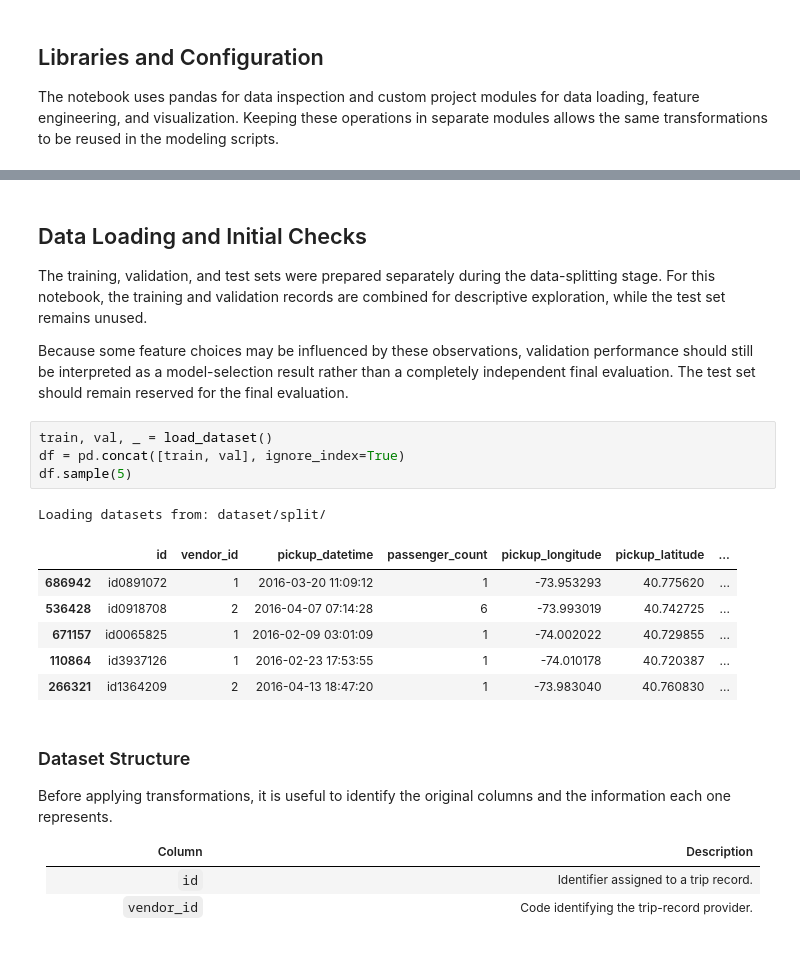
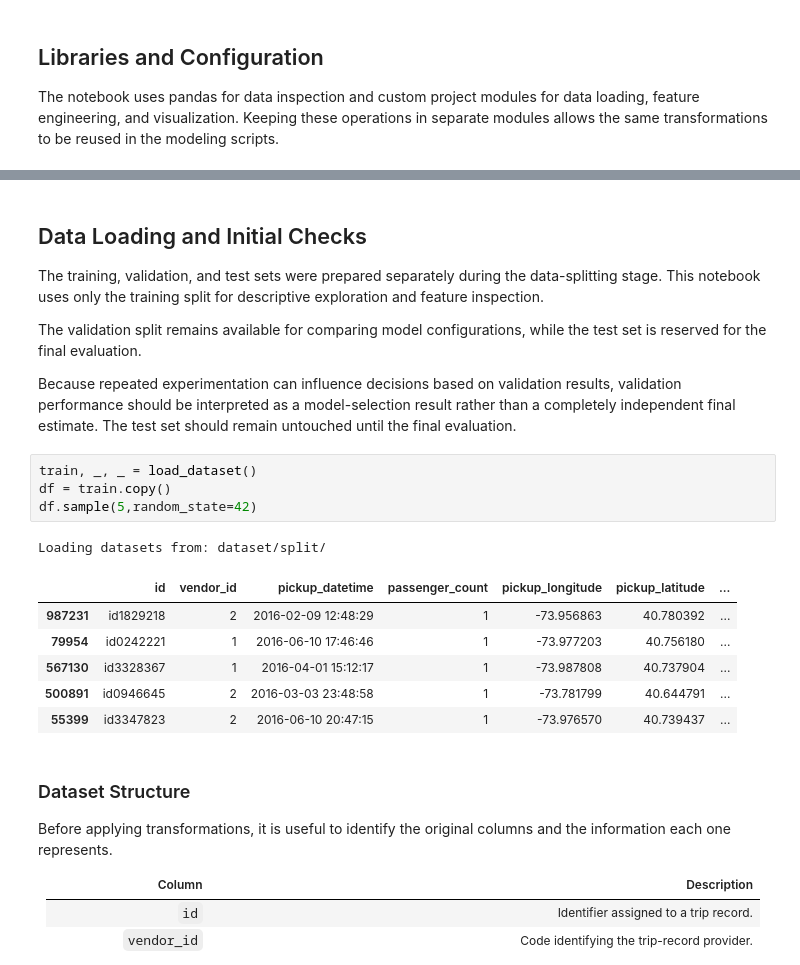
Before and after one commit to mohamedelsayed177/taxi-trip-duration, a Jupyter notebook: notebook/EDA.ipynb, the cells around one changed output, grey strips where cells are left out. Drawn from its saved outputs; the diff is of its cells as text.

Commit message:
Implement code changes to enhance functionality and improve performance

```diff
--- a/notebook/EDA.ipynb
+++ b/notebook/EDA.ipynb
@@ -52,21 +73,29 @@ from taxi_trip_duration.visualization.plotting import *
 # %% [markdown]
 ## Data Loading and Initial Checks
 
-The training, validation, and test sets were prepared separately during the data-splitting stage. For this notebook, the training and validation records are combined for descriptive exploration, while the test set remains unused.
+The training, validation, and test sets were prepared separately during
+the data-splitting stage. This notebook uses only the training split for
+descriptive exploration and feature inspection.
 
-Because some feature choices may be influenced by these observations, validation performance should still be interpreted as a model-selection result rather than a completely independent final evaluation. The test set should remain reserved for the final evaluation.
+The validation split remains available for comparing model configurations,
+while the test set is reserved for the final evaluation.
+
+Because repeated experimentation can influence decisions based on validation
+results, validation performance should be interpreted as a model-selection
+result rather than a completely independent final estimate. The test set
+should remain untouched until the final evaluation.
 # %%
-train, val, _ = load_dataset()
-df = pd.concat([train, val], ignore_index=True)
-df.sample(5)
+train, _, _ = load_dataset()
+df = train.copy()
+df.sample(5,random_state=42)
 # %% [output]
 Loading datasets from: dataset/split/
 |  | id | vendor_id | pickup_datetime | passenger_count | pickup_longitude | pickup_latitude | ... |
-| 686942 | id0891072 | 1 | 2016-03-20 11:09:12 | 1 | -73.953293 | 40.775620 | ... |
-| 536428 | id0918708 | 2 | 2016-04-07 07:14:28 | 6 | -73.993019 | 40.742725 | ... |
-| 671157 | id0065825 | 1 | 2016-02-09 03:01:09 | 1 | -74.002022 | 40.729855 | ... |
-| 110864 | id3937126 | 1 | 2016-02-23 17:53:55 | 1 | -74.010178 | 40.720387 | ... |
-| 266321 | id1364209 | 2 | 2016-04-13 18:47:20 | 1 | -73.983040 | 40.760830 | ... |
+| 987231 | id1829218 | 2 | 2016-02-09 12:48:29 | 1 | -73.956863 | 40.780392 | ... |
+| 79954 | id0242221 | 1 | 2016-06-10 17:46:46 | 1 | -73.977203 | 40.756180 | ... |
+| 567130 | id3328367 | 1 | 2016-04-01 15:12:17 | 1 | -73.987808 | 40.737904 | ... |
+| 500891 | id0946645 | 2 | 2016-03-03 23:48:58 | 1 | -73.781799 | 40.644791 | ... |
+| 55399 | id3347823 | 2 | 2016-06-10 20:47:15 | 1 | -73.976570 | 40.739437 | ... |
 # %% [markdown]
 ### Dataset Structure
 
```
Also changed, not shown: parts of 11 cells of this notebook.
